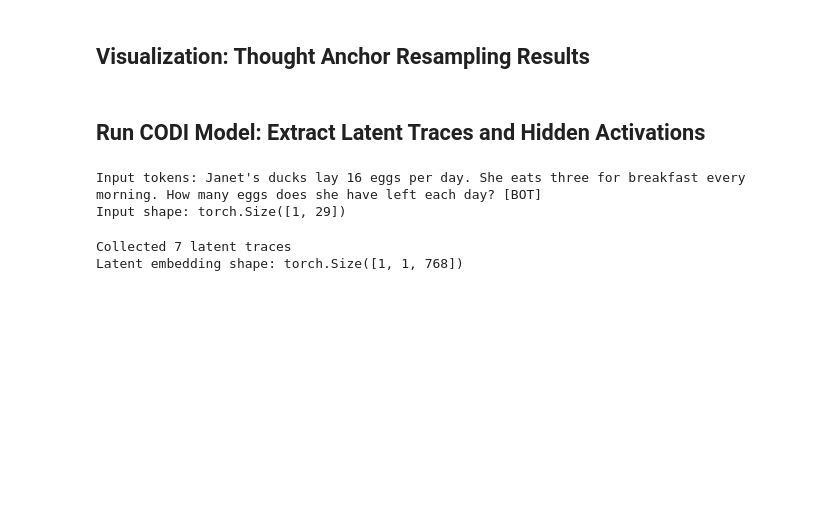
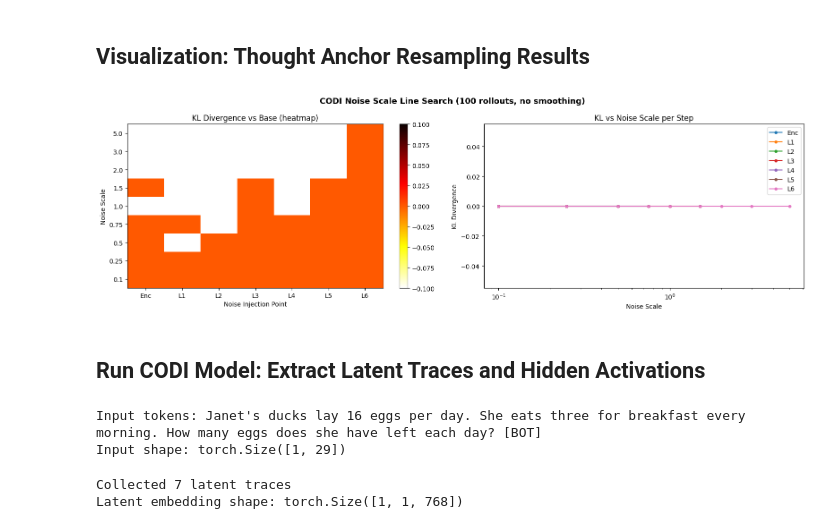
Before and after one commit to japhba/codi-thought-anchors, a Jupyter notebook: main.ipynb, the cells around one changed output. Drawn from its saved outputs; the diff is of its cells as text; code cells hidden in the pictures; blank space fills up the shorter version.

Commit message:
work on thought anchors

```diff
--- a/main.ipynb
+++ b/main.ipynb
@@ -330,23 +330,21 @@ def clone_past_key_values(past_kv):
         for layer in past_kv
     )
 
-def compute_kl_divergence(answers_p, answers_q, alpha=0.5):
-    """
-    Compute KL(P || Q) over discrete answer distributions with additive smoothing.
-    Matches the thought anchors paper (Section 3.2): alpha-smoothing to avoid
-    division by zero. P = intervention (without token), Q = base (with token).
-    """
+def compute_kl_divergence(answers_p, answers_q):
+    """Compute KL(P || Q) over discrete answer distributions. No smoothing."""
     all_answers = set(answers_p + answers_q)
     count_p = Counter(answers_p)
     count_q = Counter(answers_q)
     n_p, n_q = len(answers_p), len(answers_q)
-    n_cat = len(all_answers)
 
     kl = 0.0
     for a in all_answers:
-        p_a = (count_p.get(a, 0) + alpha) / (n_p + alpha * n_cat)
-        q_a = (count_q.get(a, 0) + alpha) / (n_q + alpha * n_cat)
-        kl += p_a * np.log(p_a / q_a)
+        p_a = count_p.get(a, 0) / n_p
+        q_a = count_q.get(a, 0) / n_q
+        if p_a > 0 and q_a > 0:
+            kl += p_a * np.log(p_a / q_a)
+        elif p_a > 0:
+            return float('inf')
     return kl
 # %% [markdown]
 ## Resampling Functions
@@ -647,3 +623,39 @@ plt.show()
+# %%
+import matplotlib.pyplot as plt
+
+codi_step_labels = ['Enc'] + [f'L{i}' for i in range(1, 7)]
+
+fig, axes = plt.subplots(1, 2, figsize=(16, 5))
+
+# Left: heatmap of KL per (noise_scale, step)
+kl_matrix = np.array([[codi_line_search[ns][s][0] for s in codi_steps] for ns in noise_scales])
+kl_display = np.where(np.isinf(kl_matrix), np.nan, kl_matrix)
+
+im = axes[0].imshow(kl_display, aspect='auto', cmap='hot_r', origin='lower')
+axes[0].set_xticks(range(len(codi_steps)))
+axes[0].set_xticklabels(codi_step_labels)
+axes[0].set_yticks(range(len(noise_scales)))
+axes[0].set_yticklabels([str(ns) for ns in noise_scales])
+axes[0].set_xlabel('Noise Injection Point')
+axes[0].set_ylabel('Noise Scale')
+axes[0].set_title('KL Divergence vs Base (heatmap)')
+plt.colorbar(im, ax=axes[0])
+
+# Right: KL vs noise_scale for each step
+for step_i in codi_steps:
+    kls = [codi_line_search[ns][step_i][0] for ns in noise_scales]
+    axes[1].plot(noise_scales, kls, marker='o', label=codi_step_labels[step_i], markersize=4)
+axes[1].set_xlabel('Noise Scale')
+axes[1].set_ylabel('KL Divergence')
+axes[1].set_title('KL vs Noise Scale per Step')
+axes[1].legend()
+axes[1].set_xscale('log')
+
+plt.suptitle(f'CODI Noise Scale Line Search ({N_RESAMPLE} rollouts, no smoothing)', fontsize=13, fontweight='bold')
+plt.tight_layout()
+plt.show()
+# %% [output]
+[figure, added]
 # %%
 def extract_hidden_states_summary(hidden_states):
     """Extract summary statistics from hidden states."""
```
Also changed, not shown: parts of 4 cells of this notebook, 1 other file.
